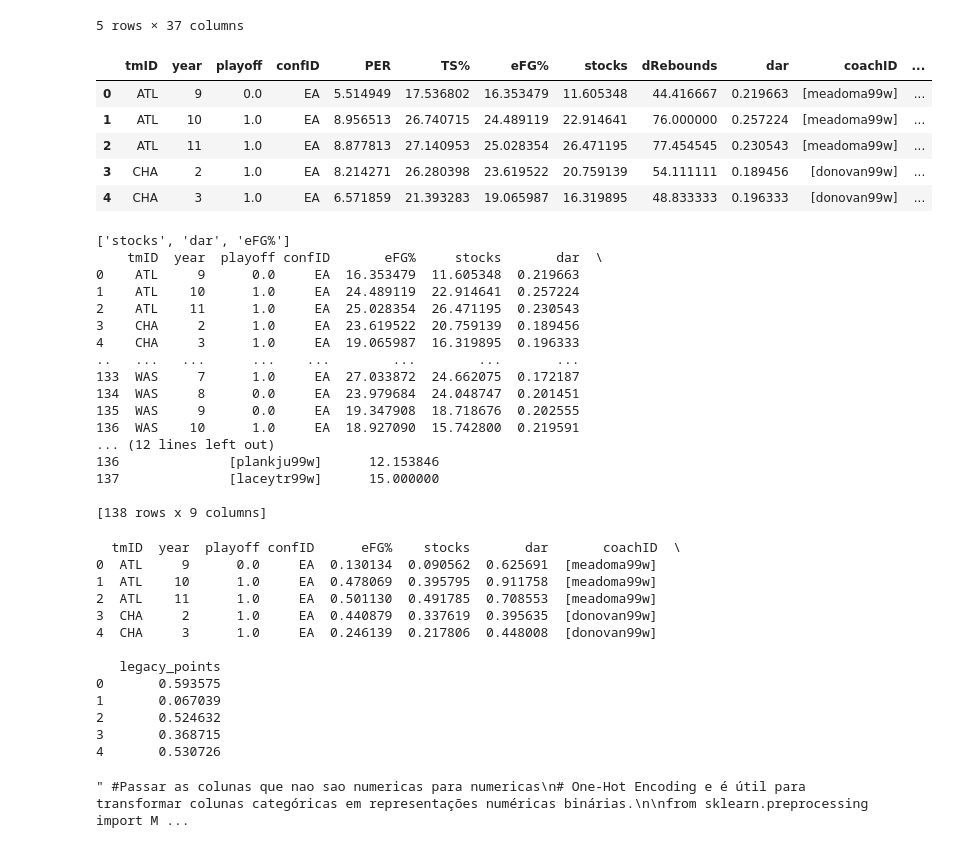
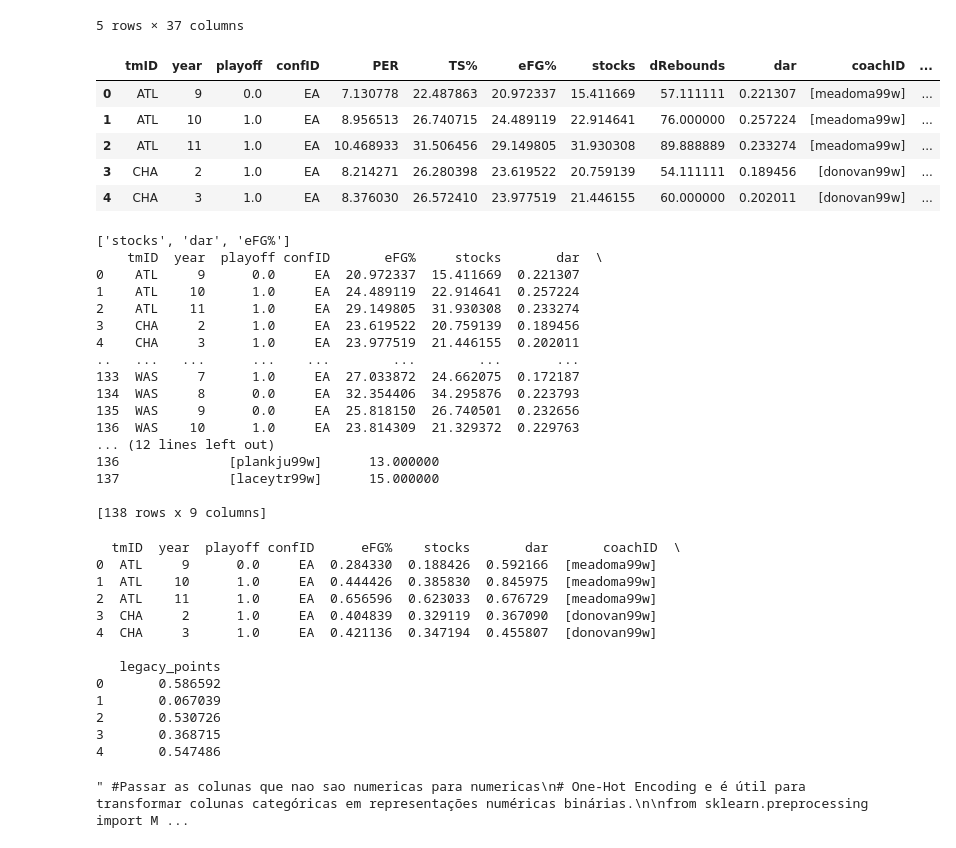
Before and after one commit to maxbper/AC, a Jupyter notebook: junta_2.ipynb, the cells around one changed output. Drawn from its saved outputs; the diff is of its cells as text; code cells hidden in the pictures.

```diff
--- a/junta_2.ipynb
+++ b/junta_2.ipynb
@@ -408,40 +408,40 @@ players_stats_prevYear.to_csv('cleanDatasets/players_stats_prevYear.csv', index=
 #.............................Fazer a media por equipa dos valores mas pegando apenas nos 7 melhores jogadores...............
 
 # Ordenar os jogadores dentro de cada equipe e ano com base no PER (ou outra métrica)
 players_stats_prevYear_sorted = players_stats_prevYear.sort_values(by=['tmID', 'year', 'PER'], ascending=[True, True, False])
 
 #TODO NAO USAR APENAS 5 jogadores, usar todos da equipa
 # Selecionar os 5 melhores jogadores de cada equipe e ano
-#top_7_players = players_stats_prevYear_sorted.groupby(['tmID', 'year']).head(9)
+top_7_players = players_stats_prevYear_sorted.groupby(['tmID', 'year']).head(9)
 
 # Agora, calcular a média das métricas apenas para os melhores jogadores
-team_year_stats = players_stats_prevYear_sorted.groupby(['tmID', 'year', 'playoff','confID']).agg({
+team_year_stats = top_7_players.groupby(['tmID', 'year', 'playoff','confID']).agg({
     'PER': 'mean',
     'TS%': 'mean',
     'eFG%': 'mean',
     'stocks': 'mean',
     'dRebounds': 'mean',
     'dar': 'mean',
     'coachID': 'first',  # Seleciona o primeiro valor da coluna (presumindo que todos sejam iguais para o grupo)
     'legacy_points' : 'mean' #Same here
 }).reset_index()
 
 #TODO...........................................................
 #playoff_teams_year11 = ["WAS", "NYL", "IND", "ATL", "SEA", "PHO", "SAS", "LAS"]
 playoff_teams_year11 = ["WAS", "NYL", "IND", "ATL", "SEA", "PHO", "SAS", "CON"]
 
 team_year_stats.loc[(team_year_stats['year'] == 11) & (team_year_stats['tmID'].isin(playoff_teams_year11)), 'playoff'] = 1
 # Salva o novo dataset em um arquivo CSV
 team_year_stats.to_csv('cleanDatasets/team_year_stats.csv', index=False)
 
 team_year_stats.head(5)
 # %% [output]
 |  | tmID | year | playoff | confID | PER | TS% | eFG% | stocks | dRebounds | dar | coachID | ... |
-| 0 | ATL | 9 | 0.0 | EA | 5.514949 | 17.536802 | 16.353479 | 11.605348 | 44.416667 | 0.219663 | [meadoma99w] | ... |
+| 0 | ATL | 9 | 0.0 | EA | 7.130778 | 22.487863 | 20.972337 | 15.411669 | 57.111111 | 0.221307 | [meadoma99w] | ... |
 | 1 | ATL | 10 | 1.0 | EA | 8.956513 | 26.740715 | 24.489119 | 22.914641 | 76.000000 | 0.257224 | [meadoma99w] | ... |
-| 2 | ATL | 11 | 1.0 | EA | 8.877813 | 27.140953 | 25.028354 | 26.471195 | 77.454545 | 0.230543 | [meadoma99w] | ... |
+| 2 | ATL | 11 | 1.0 | EA | 10.468933 | 31.506456 | 29.149805 | 31.930308 | 89.888889 | 0.233274 | [meadoma99w] | ... |
 | 3 | CHA | 2 | 1.0 | EA | 8.214271 | 26.280398 | 23.619522 | 20.759139 | 54.111111 | 0.189456 | [donovan99w] | ... |
-| 4 | CHA | 3 | 1.0 | EA | 6.571859 | 21.393283 | 19.065987 | 16.319895 | 48.833333 | 0.196333 | [donovan99w] | ... |
+| 4 | CHA | 3 | 1.0 | EA | 8.376030 | 26.572410 | 23.977519 | 21.446155 | 60.000000 | 0.202011 | [donovan99w] | ... |
 # %%
 import pandas as pd
 from sklearn.decomposition import PCA
@@ -499,18 +499,18 @@ print(team_year_stats)
 # %% [output]
 ['stocks', 'dar', 'eFG%']
     tmID  year  playoff confID       eFG%     stocks       dar  \
-0    ATL     9      0.0     EA  16.353479  11.605348  0.219663
+0    ATL     9      0.0     EA  20.972337  15.411669  0.221307
 1    ATL    10      1.0     EA  24.489119  22.914641  0.257224
-2    ATL    11      1.0     EA  25.028354  26.471195  0.230543
+2    ATL    11      1.0     EA  29.149805  31.930308  0.233274
 3    CHA     2      1.0     EA  23.619522  20.759139  0.189456
-4    CHA     3      1.0     EA  19.065987  16.319895  0.196333
+4    CHA     3      1.0     EA  23.977519  21.446155  0.202011
 ..   ...   ...      ...    ...        ...        ...       ...
 133  WAS     7      1.0     EA  27.033872  24.662075  0.172187
-134  WAS     8      0.0     EA  23.979684  24.048747  0.201451
-135  WAS     9      0.0     EA  19.347908  18.718676  0.202555
-136  WAS    10      1.0     EA  18.927090  15.742800  0.219591
+134  WAS     8      0.0     EA  32.354406  34.295876  0.223793
+135  WAS     9      0.0     EA  25.818150  26.740501  0.232656
+136  WAS    10      1.0     EA  23.814309  21.329372  0.229763
 ... (12 lines left out)
-136              [plankju99w]      12.153846
+136              [plankju99w]      13.000000
 137              [laceytr99w]      15.000000
 
 [138 rows x 9 columns]
@@ -530,18 +530,18 @@ team_year_stats[columns_to_normalize] = team_year_stats[columns_to_normalize].ap
 print(team_year_stats.head())
 # %% [output]
   tmID  year  playoff confID      eFG%    stocks       dar       coachID  \
-0  ATL     9      0.0     EA  0.130134  0.090562  0.625691  [meadoma99w]
-1  ATL    10      1.0     EA  0.478069  0.395795  0.911758  [meadoma99w]
-2  ATL    11      1.0     EA  0.501130  0.491785  0.708553  [meadoma99w]
-3  CHA     2      1.0     EA  0.440879  0.337619  0.395635  [donovan99w]
-4  CHA     3      1.0     EA  0.246139  0.217806  0.448008  [donovan99w]
+0  ATL     9      0.0     EA  0.284330  0.188426  0.592166  [meadoma99w]
+1  ATL    10      1.0     EA  0.444426  0.385830  0.845975  [meadoma99w]
+2  ATL    11      1.0     EA  0.656596  0.623033  0.676729  [meadoma99w]
+3  CHA     2      1.0     EA  0.404839  0.329119  0.367090  [donovan99w]
+4  CHA     3      1.0     EA  0.421136  0.347194  0.455807  [donovan99w]
 
    legacy_points
-0       0.593575
+0       0.586592
 1       0.067039
-2       0.524632
+2       0.530726
 3       0.368715
-4       0.530726
+4       0.547486
 # %%
 """ #Passar as colunas que nao sao numericas para numericas
 # One-Hot Encoding e é útil para transformar colunas categóricas em representações numéricas binárias.
```
Also changed, not shown: parts of 10 cells of this notebook, 2 other files.
